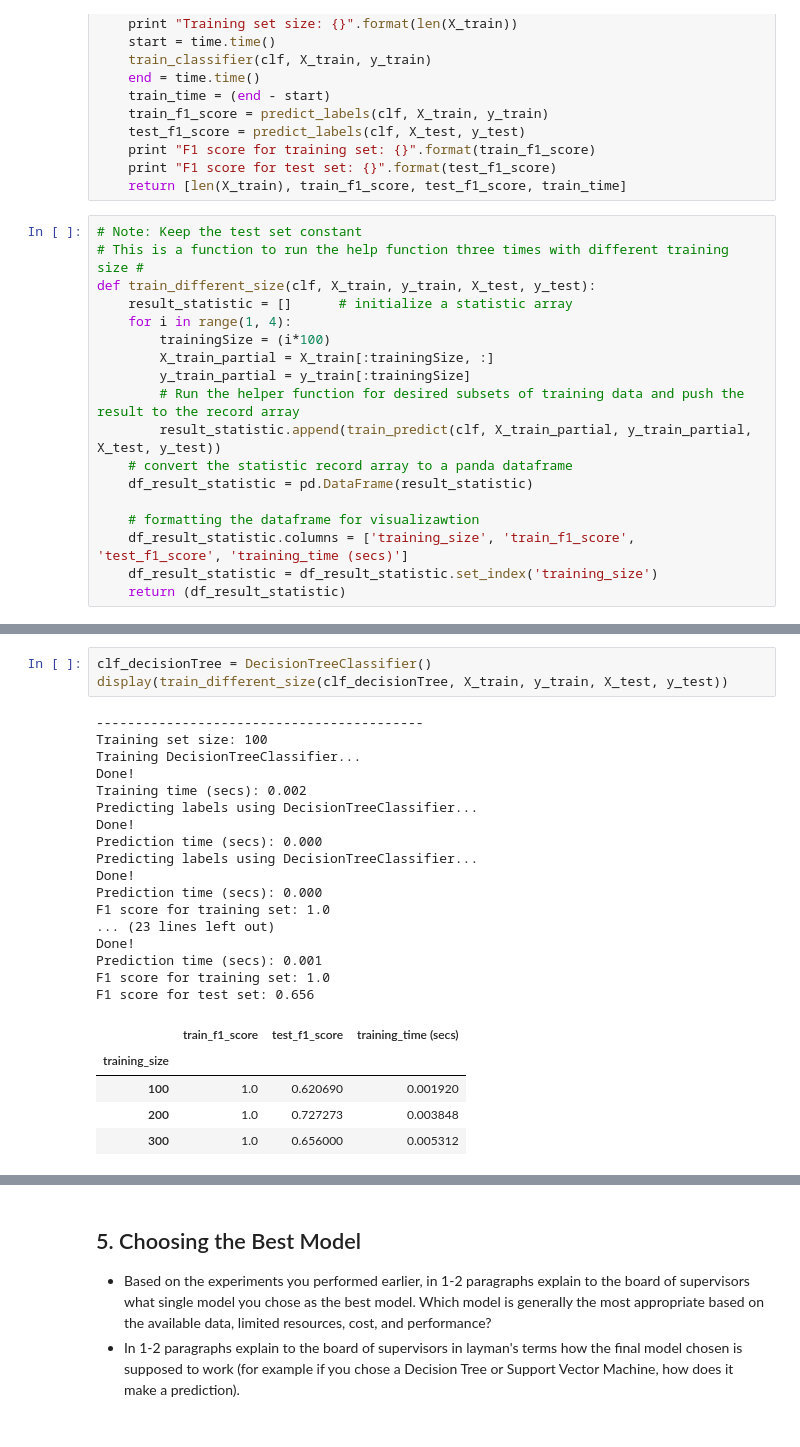
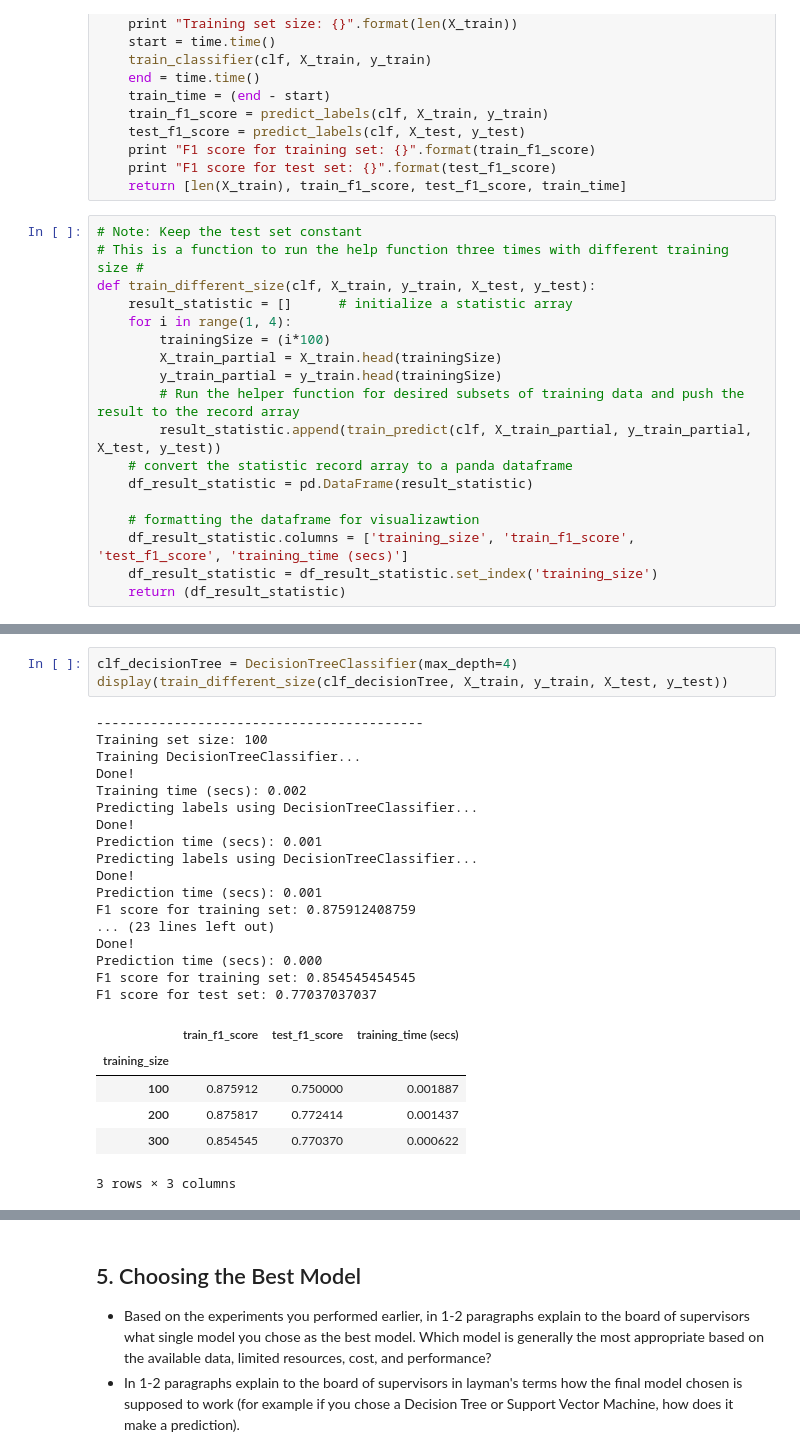
Before and after one commit to ZAZAZakari/udacity, a Jupyter notebook: MLND/Project2/student_intervention.ipynb, the cells around one changed output, grey strips where cells are left out. Drawn from its saved outputs; the diff is of its cells as text.

```diff
--- a/MLND/Project2/student_intervention.ipynb
+++ b/MLND/Project2/student_intervention.ipynb
@@ -233,8 +237,8 @@ def train_different_size(clf, X_train, y_train, X_test, y_test):
     result_statistic = []      # initialize a statistic array
     for i in range(1, 4):
         trainingSize = (i*100)
-        X_train_partial = X_train[:trainingSize, :]
-        y_train_partial = y_train[:trainingSize]
+        X_train_partial = X_train.head(trainingSize)
+        y_train_partial = y_train.head(trainingSize)
         # Run the helper function for desired subsets of training data and push the result to the record array
         result_statistic.append(train_predict(clf, X_train_partial, y_train_partial, X_test, y_test))
     # convert the statistic record array to a panda dataframe
@@ -257,29 +261,30 @@ For example, I run a shopping website. I have the personal information and the b
 
 Besides knowing whether a student might need early intervention, I also want to know how and by what factor does the decision made. For example, the model might tell me Bob studies less than 15 minutes every day so he needs early intervention. It will be more valuable than just telling me that Bob needs early intervention.
 # %%
-clf_decisionTree = DecisionTreeClassifier()
+clf_decisionTree = DecisionTreeClassifier(max_depth=4)
 display(train_different_size(clf_decisionTree, X_train, y_train, X_test, y_test))
 # %% [output]
 ------------------------------------------
 Training set size: 100
 Training DecisionTreeClassifier...
 Done!
 Training time (secs): 0.002
 Predicting labels using DecisionTreeClassifier...
 Done!
-Prediction time (secs): 0.000
+Prediction time (secs): 0.001
 Predicting labels using DecisionTreeClassifier...
 Done!
-Prediction time (secs): 0.000
-F1 score for training set: 1.0
+Prediction time (secs): 0.001
+F1 score for training set: 0.875912408759
 ... (23 lines left out)
 Done!
-Prediction time (secs): 0.001
-F1 score for training set: 1.0
-F1 score for test set: 0.656
+Prediction time (secs): 0.000
+F1 score for training set: 0.854545454545
+F1 score for test set: 0.77037037037
 |  | train_f1_score | test_f1_score | training_time (secs) |
 | training_size |  |  |  |
-| 100 | 1.0 | 0.620690 | 0.001920 |
-| 200 | 1.0 | 0.727273 | 0.003848 |
-| 300 | 1.0 | 0.656000 | 0.005312 |
+| 100 | 0.875912 | 0.750000 | 0.001887 |
+| 200 | 0.875817 | 0.772414 | 0.001437 |
+| 300 | 0.854545 | 0.770370 | 0.000622 |
+3 rows × 3 columns
 # %% [markdown]
```
Also changed, not shown: parts of 21 cells of this notebook, 4 other files.
